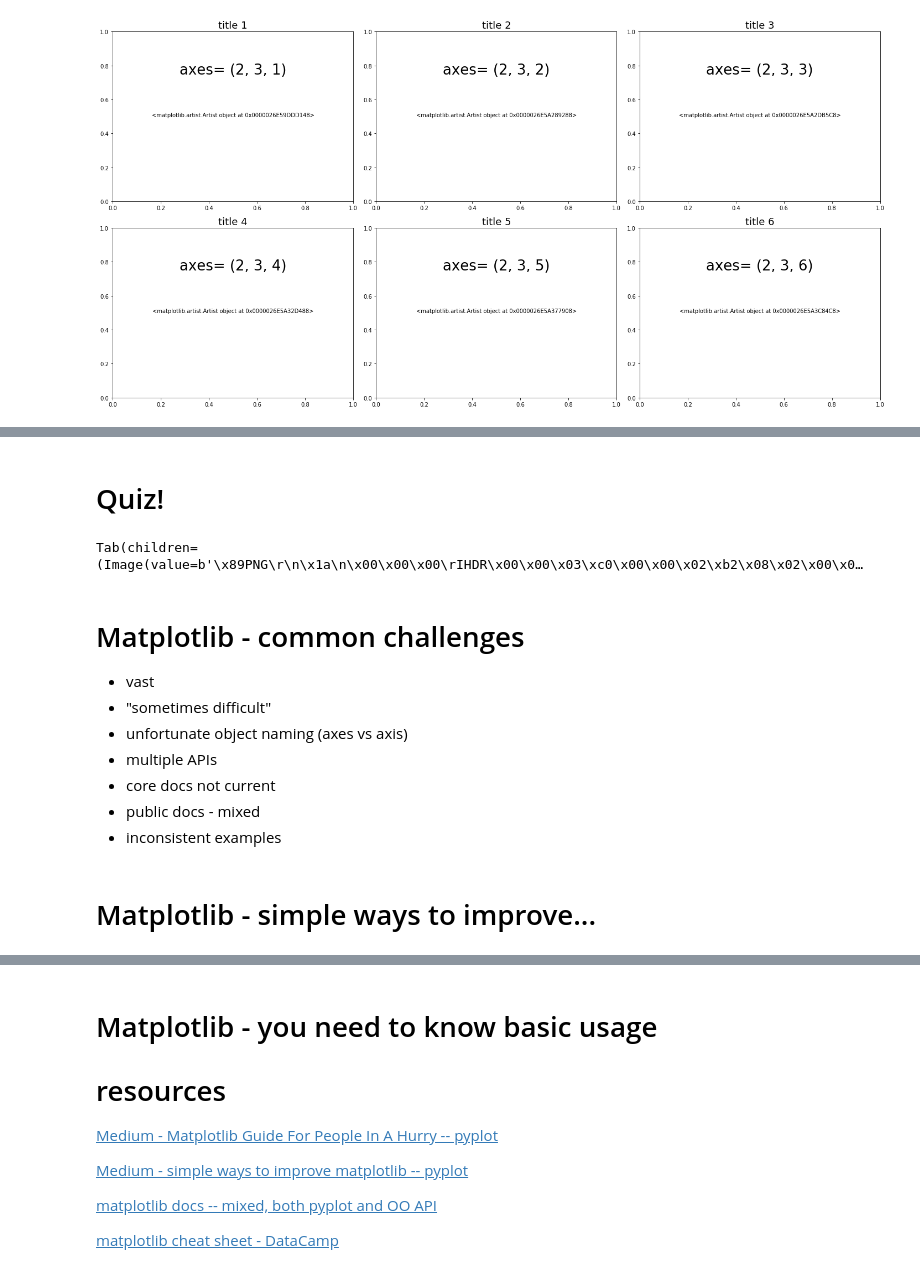
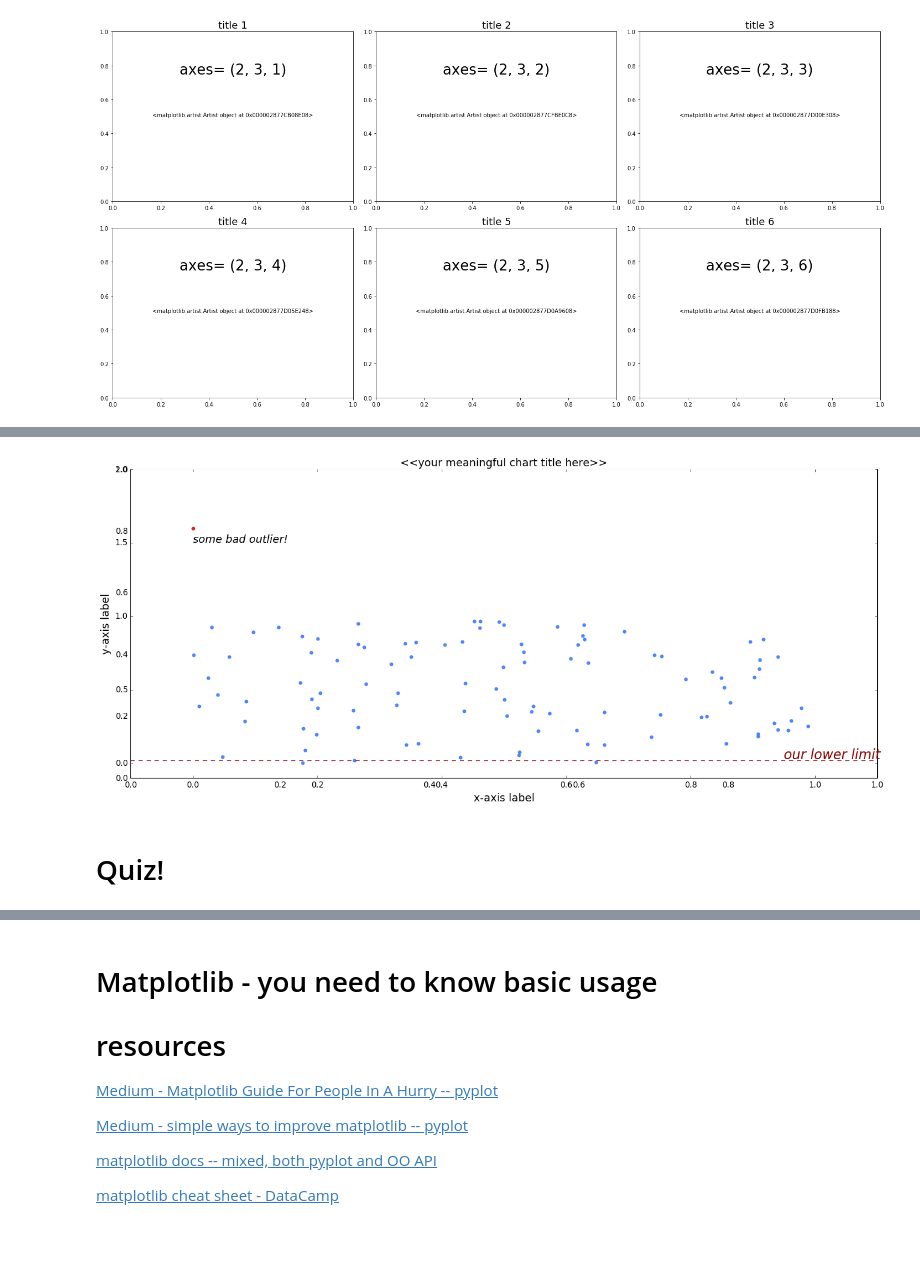
Before and after one commit to surfaceowl-ai/python_visualizations, a Jupyter notebook: notebooks/01_matplotlib_chapter.ipynb, the cells around one changed output, grey strips where cells are left out. Drawn from its saved outputs; the diff is of its cells as text; code cells hidden in the pictures; blank space fills up the shorter version.

```diff
--- a/notebooks/01_matplotlib_chapter.ipynb
+++ b/notebooks/01_matplotlib_chapter.ipynb
@@ -347,28 +434,45 @@ for i, style in enumerate(plt.style.available):
+# %%
+# matplotlib simple improvements - api version
+# [Medium - simple ways to improve matplotlib -- pyplot](https://towardsdatascience.com/simple-ways-to-improve-your-matplotlib-b64eebccfd5) <br>
+print("\n\n")
+# use xkcd color library
+better_color_scheme='xkcd:lightish blue'
+
+# clean up background color (called facecolor)
+fig, ax0 = plt.subplots(1, 1, figsize=(20,8), facecolor="white")
+
+# create main axes with data
+ax0 = fig.add_subplot(1, 1, 1)
+ax0.scatter(data2, data1, color=better_color_scheme, alpha=0.9, zorder=1)
+
+
+# meaningful simple labels
+ax0.axes.set_title("<<your meaningful chart title here>>", fontsize=16)
+
+ax0.axes.set_xlabel("x-axis label", fontsize=16)
+ax0.axes.set_ylabel("y-axis label", fontsize=16)
+
+# set good axis ranges
+ax0.axes.set_xlim(-0.1, 1.1)
+ax0.axes.set_ylim(-0.1, 2)
+
+# remove extraneous chart junk
+ax0.spines["top"].set_visible(False)
+ax0.spines["right"].set_visible(False)
+
+# highlight baselines with horizontal or vertical lines
+ax0.axhline(np.mean(data1)-.5, linestyle='--', color=better_color_scheme)
+ax0.text(0.95, .03, "our lower limit", fontsize=20, fontstyle="italic", color="darkred");
+
+# ordering objects -
+# order scatter and line differently
+# ax0.axhline
+ax0.axhline(np.mean(data1)-.5, linestyle='--', color="darkred", zorder=2)
+
+# annotate important points
+ax0.scatter(0, 1.6, color="#e02419")
+ax0.text(0, 1.5, "some bad outlier!", fontsize=16, fontstyle="italic");
+# %% [output]
+[figure, added]
 # %% [markdown]
 # Quiz!
-# %%
-import ipywidgets as widgets
-from IPython.display import display
-from IPython.display import clear_output
-
-image_set = ["./images/heaviest_objects_in_the_universe_00_sun.png", "./images/heaviest_objects_in_the_universe_01_neutron.png", "./images/heaviest_objects_in_the_universe_02_blackhole.png", "./images/heaviest_objects_in_the_universe_02_node.png", "./images/heaviest_objects_in_the_universe_04_matplotlib.png"]
-children = [widgets.Image(value=open(name, "rb").read()) for name in image_set]
-tab = widgets.Tab()
-tab.children = children
-for i in range(len(children)):
-    tab.set_title(i, str(i))
-tab
-# %% [output]
-Tab(children=(Image(value=b'\x89PNG\r\n\x1a\n\x00\x00\x00\rIHDR\x00\x00\x03\xc0\x00\x00\x02\xb2\x08\x02\x00\x0…
-# %% [markdown]
-# Matplotlib - common challenges
-
-- vast
-- "sometimes difficult"
-- unfortunate object naming (axes vs axis)
-- multiple APIs
-- core docs not current
-- public docs - mixed
-- inconsistent examples
-# %% [markdown]
-# Matplotlib - simple ways to improve...
```
Also changed, not shown: parts of 21 cells of this notebook, 5 other files.
